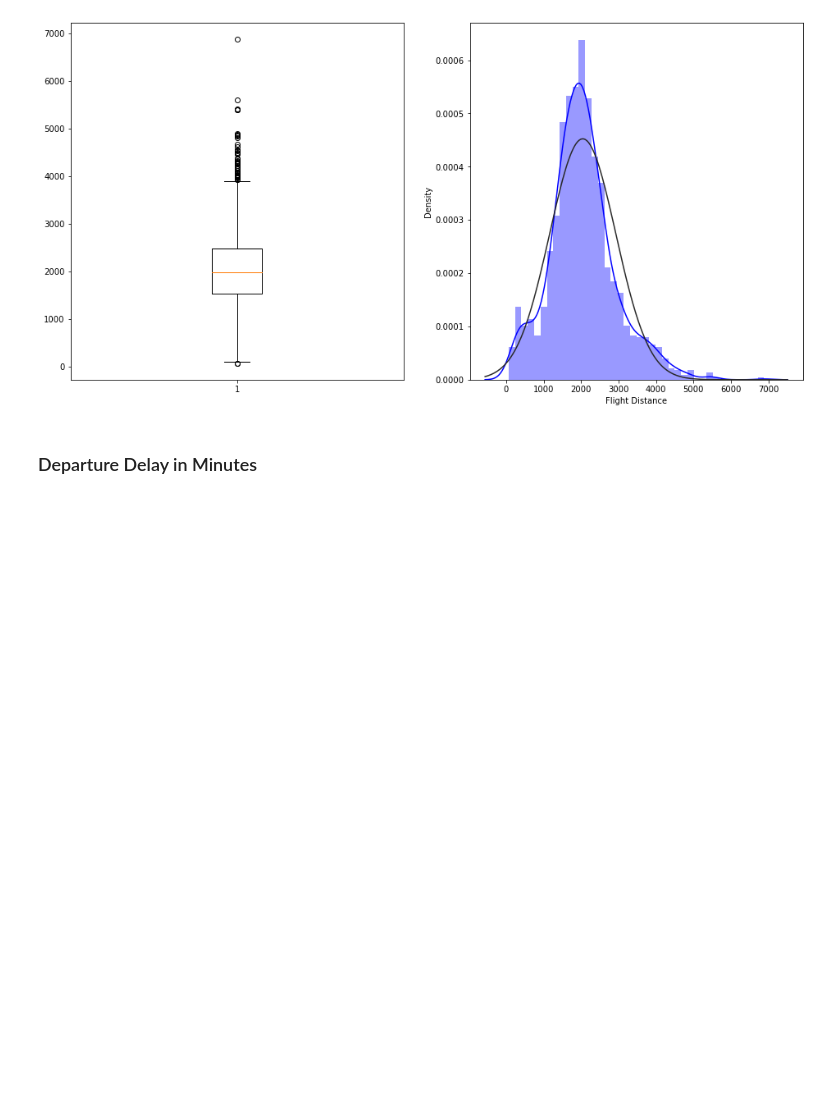
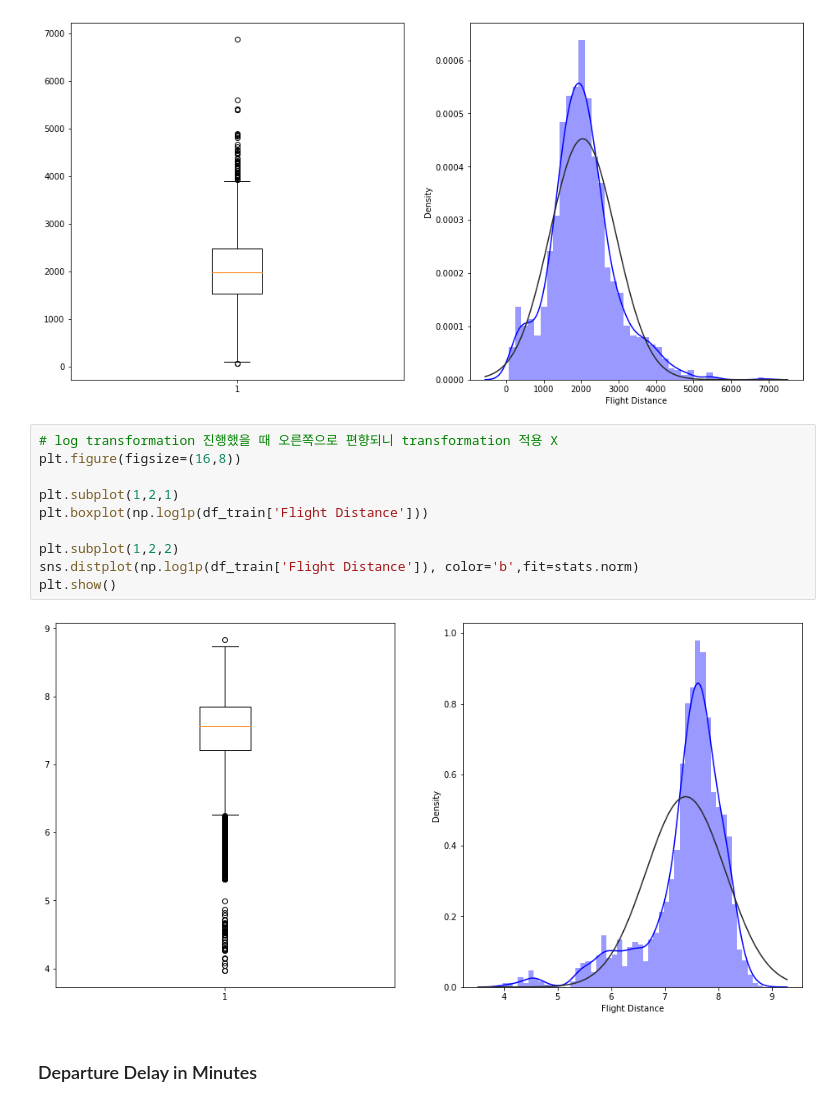
Before and after one commit to Park-taenam/DACON, a Jupyter notebook: Airlines/Airlines.ipynb, the cells around one changed output. Saved outputs shown, nothing was run; the diff lists cells and outputs as text; blank space fills up the shorter version.

```diff
--- a/Airlines/Airlines.ipynb
+++ b/Airlines/Airlines.ipynb
@@ -663,6 +663,18 @@ sns.distplot(df_train[df_train['target'] == 0]['Flight Distance'], color='b',fit
 plt.show()
 # %% [output]
 [figure]
+# %%
+# log transformation 진행했을 때 오른쪽으로 편향되니 transformation 적용 X
+plt.figure(figsize=(16,8))
+
+plt.subplot(1,2,1)
+plt.boxplot(np.log1p(df_train['Flight Distance']))
+
+plt.subplot(1,2,2)
+sns.distplot(np.log1p(df_train['Flight Distance']), color='b',fit=stats.norm)
+plt.show()
+# %% [output]
+[figure, added]
 # %% [markdown]
 ### Departure Delay in Minutes
 # %%
```
Also changed, not shown: parts of 10 cells of this notebook, 2 other files.
